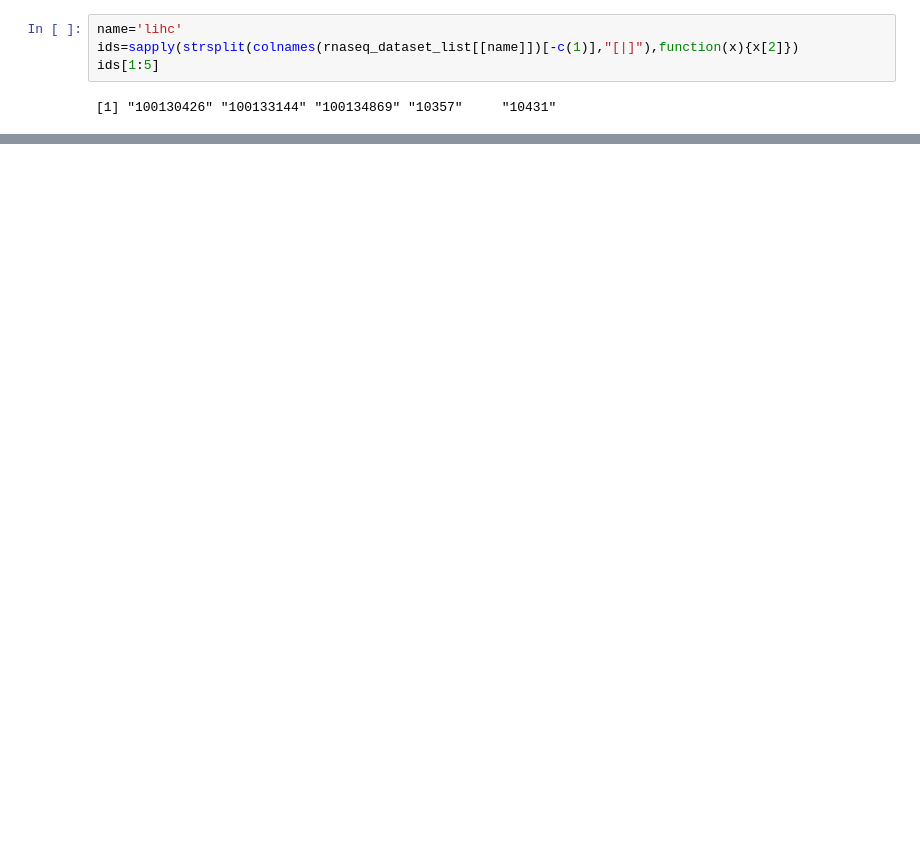
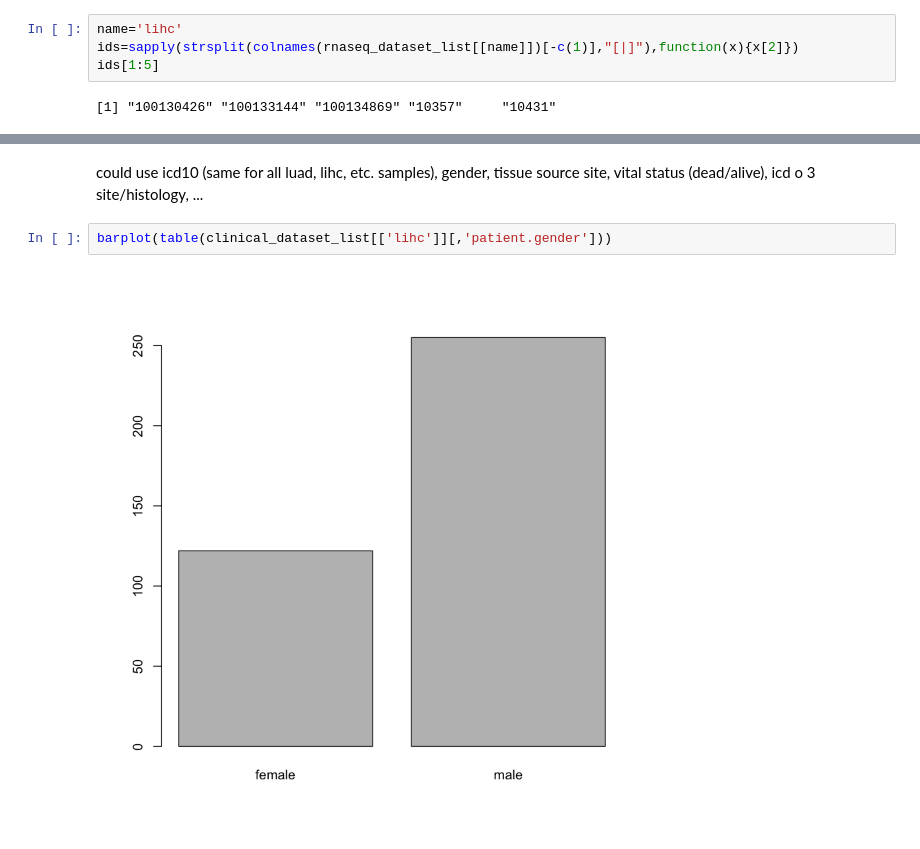
Before and after one commit to sohilsshah91/hacknights, a Jupyter notebook: EDA_TCGA_Liver_Cancer_ngiangre.ipynb, the cells around one changed output, grey strips where cells are left out. Cells and saved outputs as stored; diff of their text form; blank space fills up the shorter version.

```diff
--- a/EDA_TCGA_Liver_Cancer_ngiangre.ipynb
+++ b/EDA_TCGA_Liver_Cancer_ngiangre.ipynb
@@ -380,0 +517,6 @@ A data.frame: 21285 × 6
+# %% [markdown]
+could use icd10 (same for all luad, lihc, etc. samples), gender, tissue source site, vital status (dead/alive), icd o 3 site/histology, ...
+# %%
+barplot(table(clinical_dataset_list[['lihc']][,'patient.gender']))
+# %% [output]
+[figure, added]
```
Also changed, not shown: parts of 23 cells of this notebook, 1 other file.
